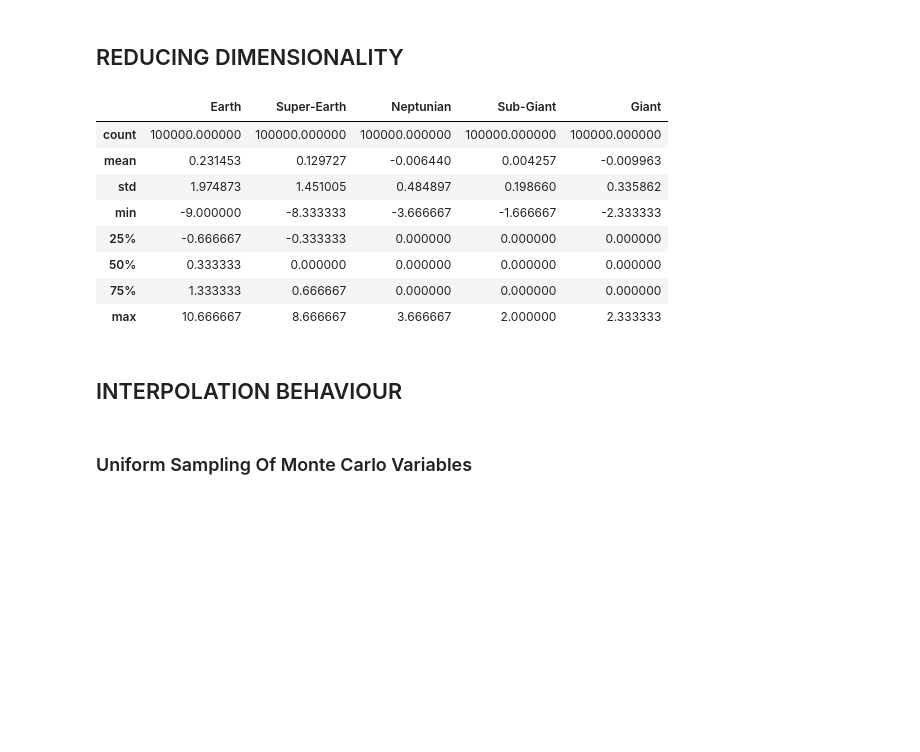
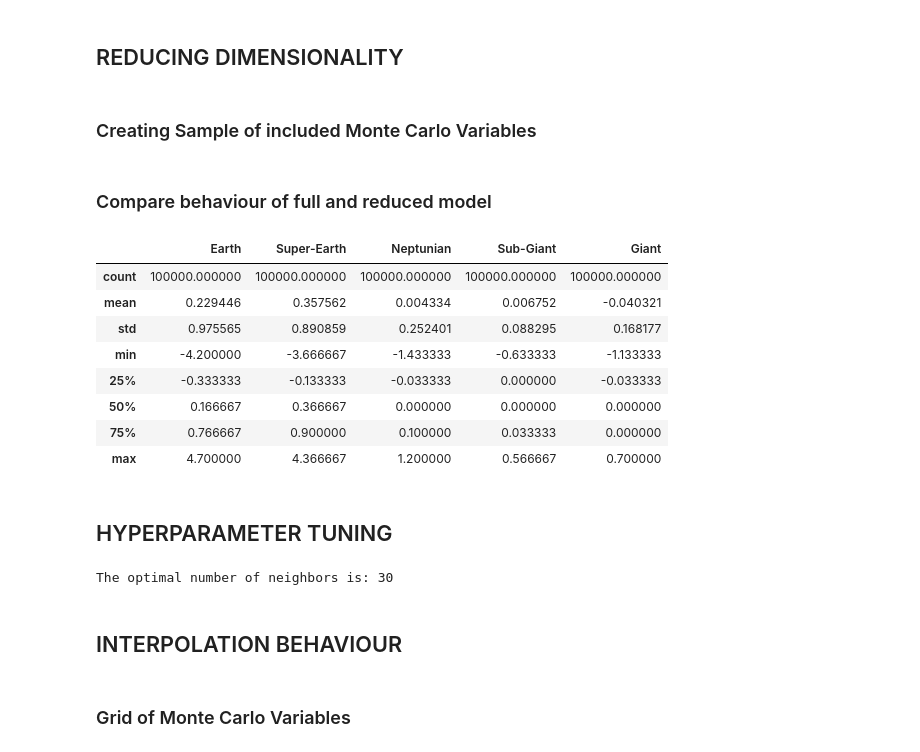
Before and after one commit to ChrisBoettner/skaro, a Jupyter notebook: notebooks/Planet_model.ipynb, the cells around one changed output. Cells and saved outputs as stored; diff of their text form; code cells hidden in the pictures; blank space fills up the shorter version.

```diff
--- a/notebooks/Planet_model.ipynb
+++ b/notebooks/Planet_model.ipynb
@@ -64,39 +64,40 @@ categories = [
+# %% [markdown]
+### Creating Sample of included Monte Carlo Variables
 # %%
-# create uniform sample of relevant monte carlo variables within parameter bounds
-included_variables = ("log_initial_mass", "[Fe/H]")
-
 bounds = {
-    key: planet_model.get_systems(population_id).bounds[key]
-    for key in included_variables
+    variable: planet_model.get_systems(population_id).bounds[variable]
+    for variable in included_variables
 }
 samples = np.column_stack(
     [np.random.uniform(bound[0], bound[1], num_samples) for bound in bounds.values()]
 )
 samples = pd.DataFrame(samples, columns=bounds.keys())
-samples["age"] = age
+# %% [markdown]
+### Compare behaviour of full and reduced model
 # %%
 prediction_parameter_dict = {
     "categories": categories,
     "host_star_mass": host_star_mass,
     "variables": samples,
     "return_full": False,
 }
 
 full_model = planet_model.prediction(**prediction_parameter_dict)
-small_model = planet_model.prediction(
+reduced_model = planet_model.prediction(
     **prediction_parameter_dict, included_variables=included_variables
 )
+model_difference = full_model - reduced_model
 
-model_difference = full_model - small_model
+model_difference.describe()
+# %% [output]
+|  | Earth | Super-Earth | Neptunian | Sub-Giant | Giant |
+| count | 100000.000000 | 100000.000000 | 100000.000000 | 100000.000000 | 100000.000000 |
+| mean | 0.229446 | 0.357562 | 0.004334 | 0.006752 | -0.040321 |
+| std | 0.975565 | 0.890859 | 0.252401 | 0.088295 | 0.168177 |
+| min | -4.200000 | -3.666667 | -1.433333 | -0.633333 | -1.133333 |
+| 25% | -0.333333 | -0.133333 | -0.033333 | 0.000000 | -0.033333 |
+| 50% | 0.166667 | 0.366667 | 0.000000 | 0.000000 | 0.000000 |
+| 75% | 0.766667 | 0.900000 | 0.100000 | 0.033333 | 0.000000 |
+| max | 4.700000 | 4.366667 | 1.200000 | 0.566667 | 0.700000 |
-# %%
-model_difference.describe()
-# %% [output]
-|  | Earth | Super-Earth | Neptunian | Sub-Giant | Giant |
-| count | 100000.000000 | 100000.000000 | 100000.000000 | 100000.000000 | 100000.000000 |
-| mean | 0.231453 | 0.129727 | -0.006440 | 0.004257 | -0.009963 |
-| std | 1.974873 | 1.451005 | 0.484897 | 0.198660 | 0.335862 |
-| min | -9.000000 | -8.333333 | -3.666667 | -1.666667 | -2.333333 |
-| 25% | -0.666667 | -0.333333 | 0.000000 | 0.000000 | 0.000000 |
-| 50% | 0.333333 | 0.000000 | 0.000000 | 0.000000 | 0.000000 |
-| 75% | 1.333333 | 0.666667 | 0.000000 | 0.000000 | 0.000000 |
-| max | 10.666667 | 8.666667 | 3.666667 | 2.000000 | 2.333333 |
+# %% [markdown]
+## HYPERPARAMETER TUNING
@@ -103,3 +114,24 @@ model_difference.describe()
+# %%
+# checking for optimal number of neighbors using k-fold cross-validation
+from sklearn.model_selection import train_test_split, cross_val_score
+from sklearn.neighbors import KNeighborsRegressor
+from sklearn.preprocessing import StandardScaler
+
+X = original_sample[list(included_variables)]
+X_scaled = StandardScaler().fit_transform(X)
+y = original_sample[categories]
+
+# perform cross validation on data
+neighbors = range(1, 101)  # Checking for neighbors from 1 to 100
+cv_scores = []  # cross validation scores
+for k in neighbors:
+    knn = KNeighborsRegressor(n_neighbors=k)
+    scores = cross_val_score(knn, X_scaled, y, cv=10)  # Using 10-fold CV
+    cv_scores.append(np.mean(scores))
+
+print(f"The optimal number of neighbors is: {neighbors[np.argmax(cv_scores)]}")
+# %% [output]
+The optimal number of neighbors is: 30
 # %% [markdown]
 ## INTERPOLATION BEHAVIOUR
 # %%
@@ -117,2 +148,2 @@ population_id = planet_model.get_population_id(num_embryos, host_star_mass)
 # %% [markdown]
-### Uniform Sampling Of Monte Carlo Variables
+### Grid of Monte Carlo Variables
```
Also changed, not shown: parts of 10 cells of this notebook, 14 other files.
